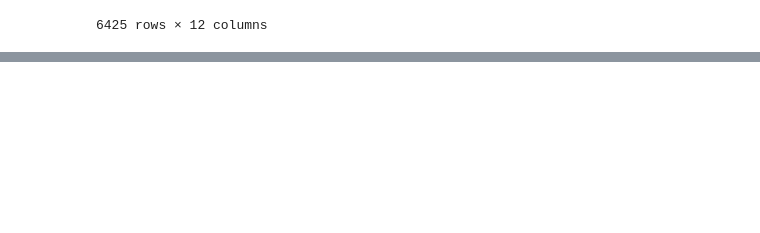
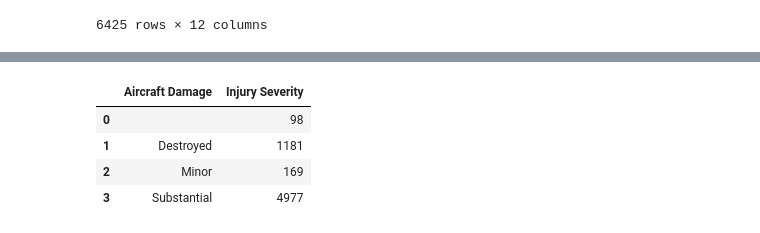
Before and after one commit to johnthiongo071-collab/plane-acquisition-data, a Jupyter notebook: data/plane.ipynb, the cells around one changed output, grey strips where cells are left out. Drawn from its saved outputs; the diff is of its cells as text; code cells hidden in the pictures; blank space fills up the shorter version.

```diff
--- a/data/plane.ipynb
+++ b/data/plane.ipynb
@@ -59,0 +196,9 @@ plt.ylabel('Number Of Accidents By Model')
+# %%
+df_grouped=df.groupby('Aircraft Damage')['Injury Severity'].count().reset_index()
+df_grouped
+# %% [output]
+|  | Aircraft Damage | Injury Severity |
+| 0 |  | 98 |
+| 1 | Destroyed | 1181 |
+| 2 | Minor | 169 |
+| 3 | Substantial | 4977 |
```
Also changed, not shown: parts of 15 cells of this notebook.
